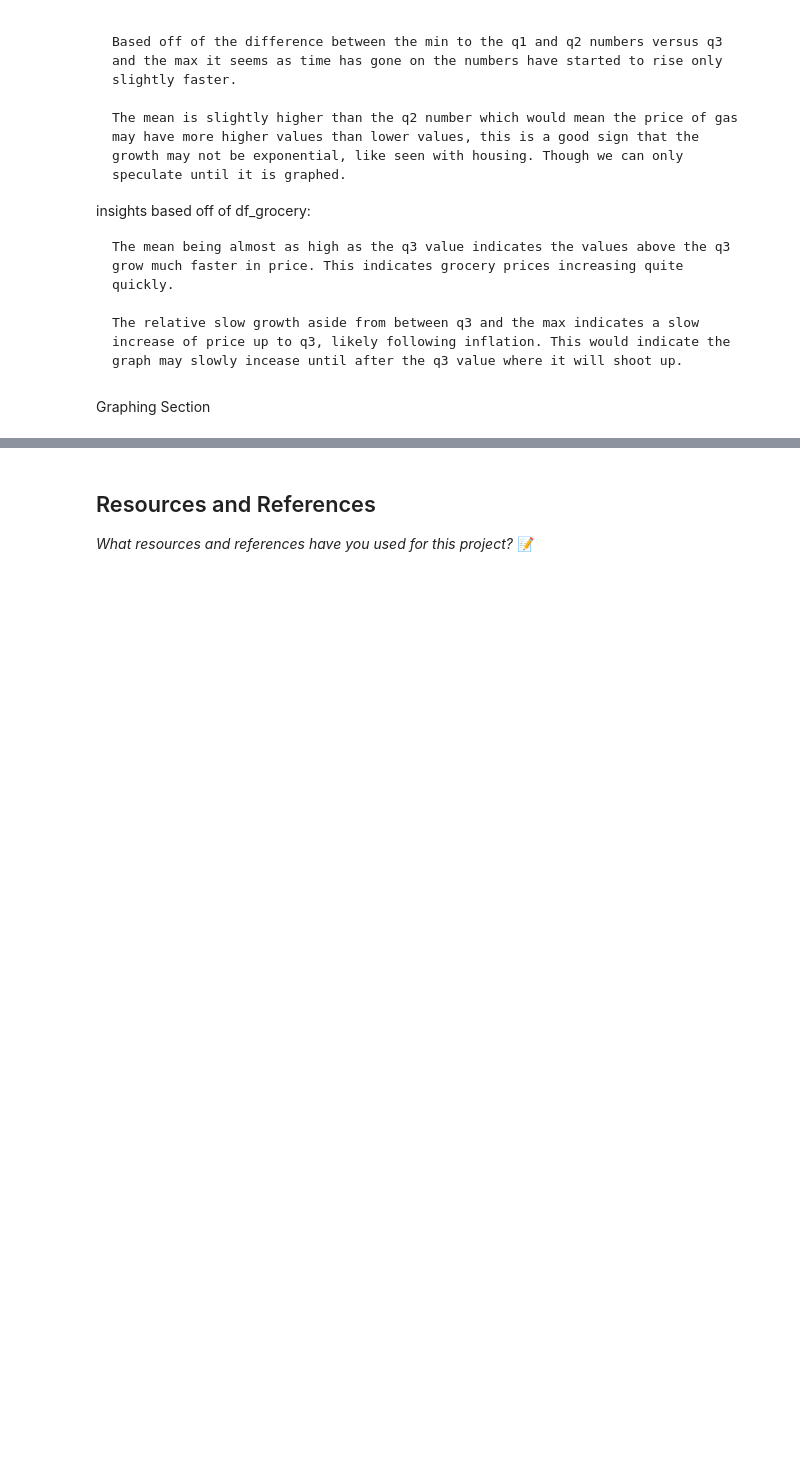
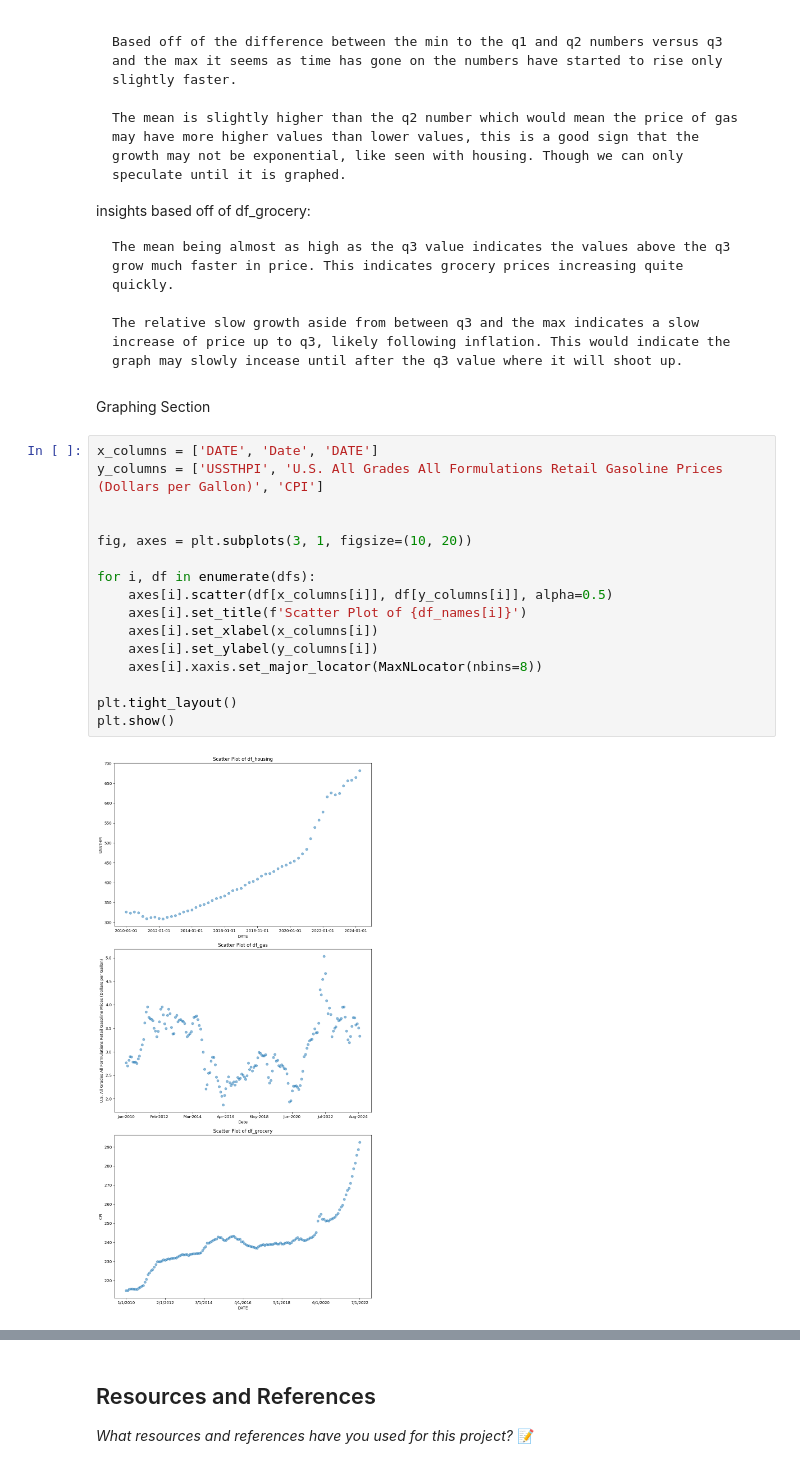
Before and after one commit to IT4063C-Fall24/final-project-MasonRump, a Jupyter notebook: source.ipynb, the cells around one changed output, grey strips where cells are left out. Cells and saved outputs as stored; diff of their text form; blank space fills up the shorter version.

```diff
--- a/source.ipynb
+++ b/source.ipynb
@@ -145,3 +146,21 @@ insights based off of df_grocery:
     The relative slow growth aside from between q3 and the max indicates a slow increase of price up to q3, likely following inflation. This would indicate the graph may slowly incease until after the q3 value where it will shoot up.
 # %% [markdown]
 Graphing Section
+# %%
+x_columns = ['DATE', 'Date', 'DATE']
+y_columns = ['USSTHPI', 'U.S. All Grades All Formulations Retail Gasoline Prices (Dollars per Gallon)', 'CPI']
+
+
+fig, axes = plt.subplots(3, 1, figsize=(10, 20))
+
+for i, df in enumerate(dfs):
+    axes[i].scatter(df[x_columns[i]], df[y_columns[i]], alpha=0.5)
+    axes[i].set_title(f'Scatter Plot of {df_names[i]}')
+    axes[i].set_xlabel(x_columns[i])
+    axes[i].set_ylabel(y_columns[i])
+    axes[i].xaxis.set_major_locator(MaxNLocator(nbins=8))
+
+plt.tight_layout()
+plt.show()
+# %% [output]
+[figure, added]
```
Also changed, not shown: parts of 2 cells of this notebook.
